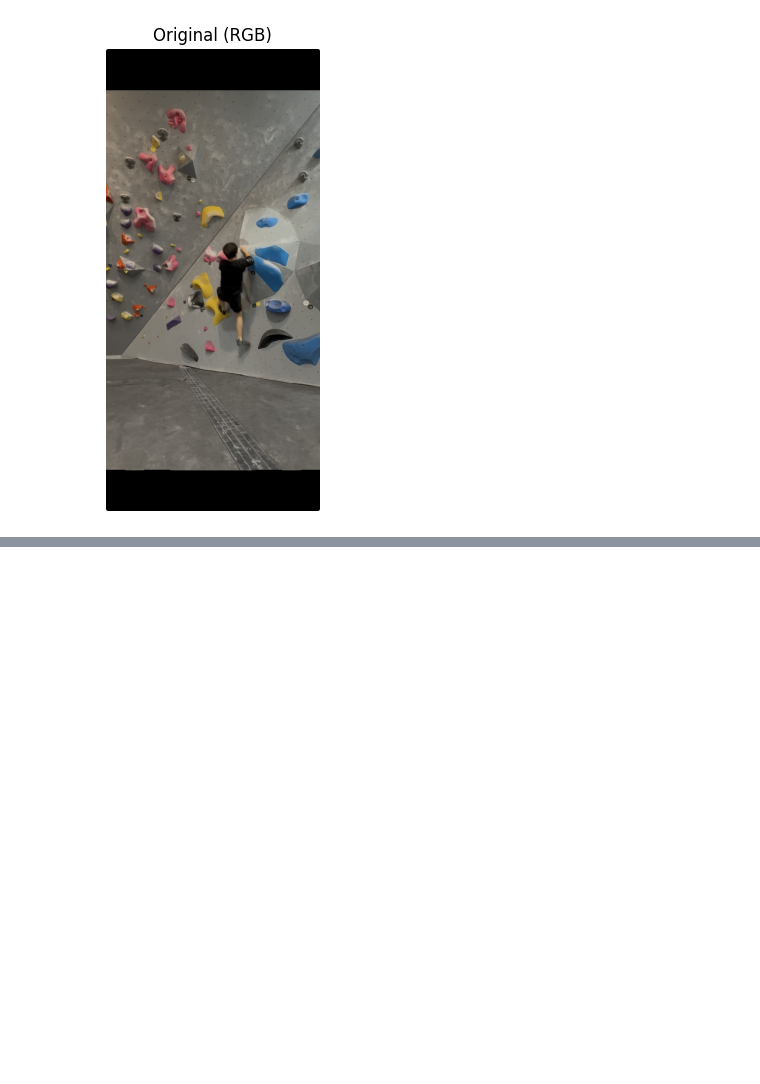
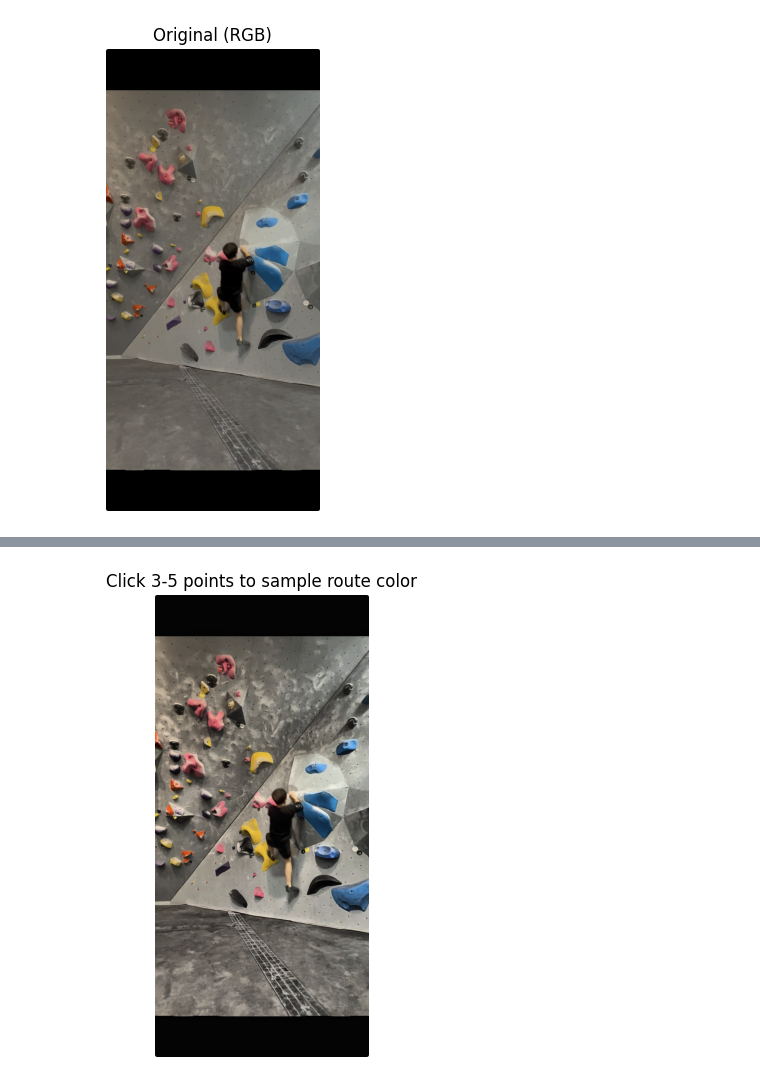
Before and after one commit to bruceh38/climb-route-identification, a Jupyter notebook: notebooks/route_color_filter.ipynb, the cells around one changed output, grey strips where cells are left out. Drawn from its saved outputs; the diff is of its cells as text; code cells hidden in the pictures; blank space fills up the shorter version.

```diff
--- a/notebooks/route_color_filter.ipynb
+++ b/notebooks/route_color_filter.ipynb
@@ -420,0 +570,93 @@ Saved transparent PNG: /Users/newuser/Downloads/sky-take-out/climbOcr/data/expor
+# %%
+# Enhanced Eyedropper: Click 3-5 points, auto-compute HSV range
+
+eyedropper_samples_hsv = []  # List of (h, s, v) tuples
+selected_eyedropper_range = None  # (lower, upper) HSV arrays
+
+def compute_hsv_range_from_samples(samples: List[Tuple[int,int,int]], tolerance_mult: float = 1.5) -> Tuple[np.ndarray, np.ndarray]:
+    """Compute HSV bounds from samples using robust spread (MAD)."""
+    if len(samples) < 2:
+        return None, None
+    arr = np.array(samples, dtype=np.float32)
+    median = np.median(arr, axis=0)
+    # Robust spread using median absolute deviation
+    mad = np.median(np.abs(arr - median), axis=0)
+    spread = mad * tolerance_mult
+    lower = np.clip(median - spread, [0, 0, 0], [179, 255, 255]).astype(np.uint8)
+    upper = np.clip(median + spread, [0, 0, 0], [179, 255, 255]).astype(np.uint8)
+    return lower, upper
+
+if WIDGETS_OK and proc_rgb is not None and proc_hsv is not None:
+    # Interactive image for clicking samples
+    fig_eye, ax_eye = plt.subplots(1, 1, figsize=(8,6))
+    ax_eye.imshow(proc_rgb)
+    ax_eye.set_title("Click 3-5 points to sample route color")
+    ax_eye.axis('off')
+
+    def on_click_eyedropper(event):
+        if event.xdata is None or event.ydata is None:
+            return
+        x, y = int(event.xdata), int(event.ydata)
+        h, s, v = proc_hsv[y, x].tolist()
+        eyedropper_samples_hsv.append((int(h), int(s), int(v)))
+        print(f"Sample {len(eyedropper_samples_hsv)}: HSV=({h},{s},{v}) at ({x},{y})")
+        if len(eyedropper_samples_hsv) >= 3:
+            lower, upper = compute_hsv_range_from_samples(eyedropper_samples_hsv, tolerance_mult=slider_tol.value)
+            if lower is not None:
+                global selected_eyedropper_range
+                selected_eyedropper_range = (lower, upper)
+                print(f"Auto-computed range: lower={lower.tolist()}, upper={upper.tolist()}")
+
+    cid_eye = fig_eye.canvas.mpl_connect('button_press_event', on_click_eyedropper)
+    plt.show()
+
+    slider_tol = FloatSlider(description='Tolerance', min=0.5, max=3.0, value=1.5, step=0.1)
+    btn_recompute_range = Button(description='Recompute Range', button_style='info')
+    btn_clear_samples = Button(description='Clear Samples', button_style='warning')
+    btn_use_eyedropper = Button(description='Use Eyedropper Range', button_style='success')
+    out_eye = Output()
+
+    def recompute_range(*args):
+        if len(eyedropper_samples_hsv) >= 2:
+            lower, upper = compute_hsv_range_from_samples(eyedropper_samples_hsv, tolerance_mult=slider_tol.value)
+            if lower is not None:
+                global selected_eyedropper_range
+                selected_eyedropper_range = (lower, upper)
+                with out_eye:
+                    out_eye.clear_output(wait=True)
+                    print(f"Range recomputed: lower={lower.tolist()}, upper={upper.tolist()}")
+                    # Preview mask
+                    mask_preview = cv2.inRange(proc_hsv, lower, upper)
+                    fig, axs = plt.subplots(1, 2, figsize=(12,5))
+                    axs[0].imshow(proc_rgb)
+                    axs[0].set_title('Original')
+                    axs[0].axis('off')
+                    axs[1].imshow(mask_preview, cmap='gray')
+                    axs[1].set_title(f'Preview Mask (samples={len(eyedropper_samples_hsv)})')
+                    axs[1].axis('off')
+                    plt.show()
+        else:
+            with out_eye:
+                print("Need at least 2 samples to compute range.")
+
+    def clear_samples(*args):
+        eyedropper_samples_hsv.clear()
+        global selected_eyedropper_range
+        selected_eyedropper_range = None
+        with out_eye:
+            out_eye.clear_output(wait=True)
+            print("Samples cleared.")
+
+    btn_recompute_range.on_click(recompute_range)
+    btn_clear_samples.on_click(clear_samples)
+    slider_tol.observe(lambda x: recompute_range(), names='value')
+
+    display(VBox([
+        Label('Eyedropper Tool'),
+        HBox([slider_tol, btn_recompute_range, btn_clear_samples, btn_use_eyedropper]),
+        out_eye
+    ]))
+else:
+    print("Widgets unavailable or no image. Cannot use eyedropper.")
+# %% [output]
+[figure, added]
```
Also changed, not shown: parts of 15 cells of this notebook, 11 other files.
